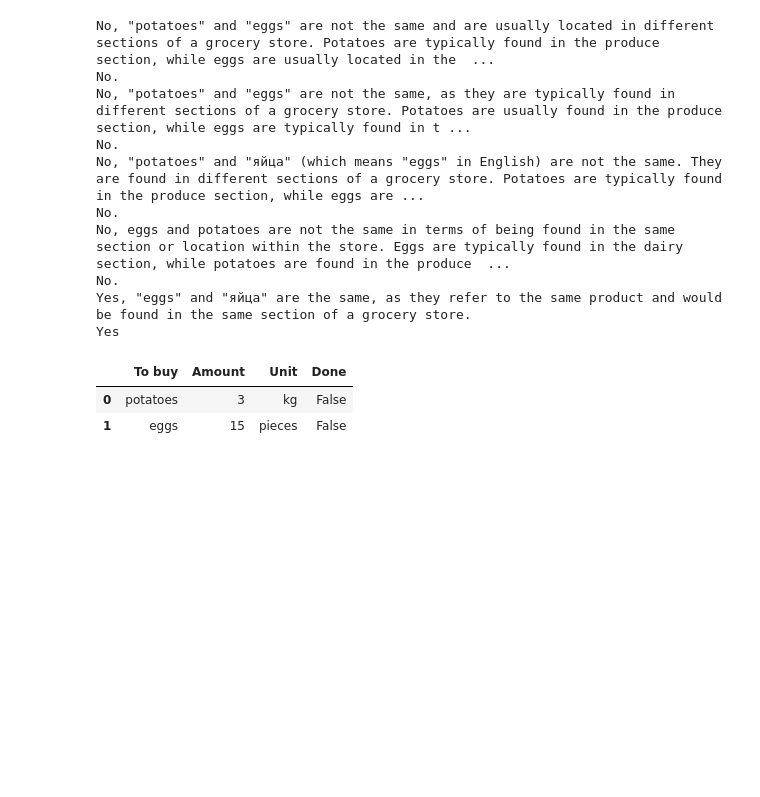
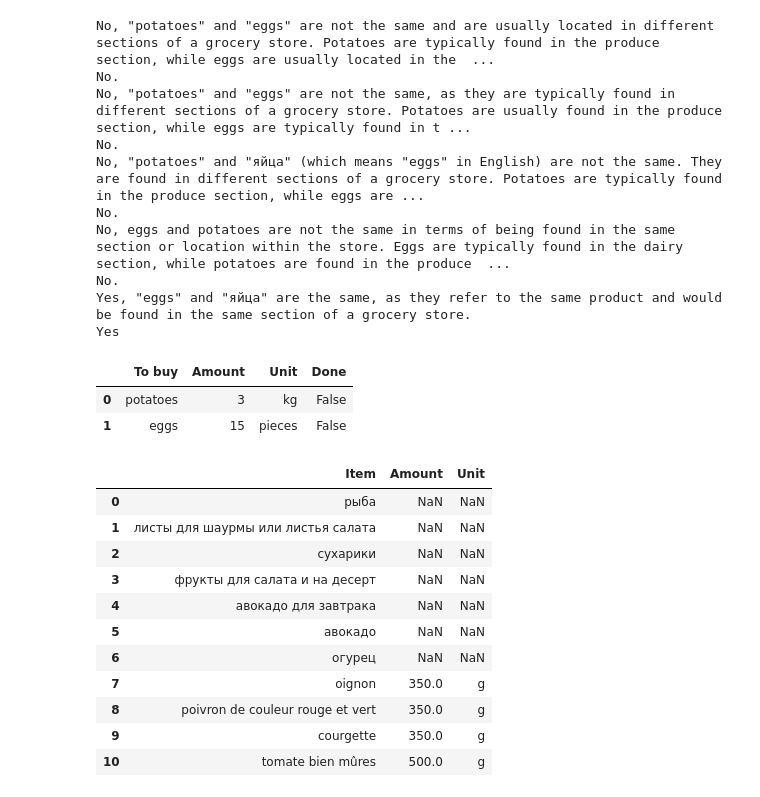
Before and after one commit to Serbernari/MistralAI_hack, a Jupyter notebook: streamlit.ipynb, the cells around one changed output. Drawn from its saved outputs; the diff is of its cells as text; code cells hidden in the pictures; blank space fills up the shorter version.

```diff
--- a/streamlit.ipynb
+++ b/streamlit.ipynb
@@ -133,3 +133,43 @@ Yes
 |  | To buy | Amount | Unit | Done |
 | 0 | potatoes | 3 | kg | False |
 | 1 | eggs | 15 | pieces | False |
+# %%
+def mistral_create_csv(input):
+    """
+    Asks Mistral to create csv from the text of the list
+    """
+    #step 1
+    chat_response = client.chat(
+    model=model, #
+    messages=[ChatMessage(role="user", content=f"""Organize this shopping list in a csv file with columns: Item, Amount, Unit. Write it so I can open it in pandas later, so no additional text or comments.
+                          {input}""")])
+    res1 = chat_response.choices[0].message.content
+    return res1
+# %%
+string_data = StringIO(mistral_create_csv("""✓ рыба
+    ✓ листы для шаурмы или листья салата
+    ✓ сухарики
+    ✓ фрукты для салата и на десерт
+    ✓ авокадо для завтрака
+    ✓ 350 g d' oignon
+    ✓ авокадо
+    ✓ огурец
+    ✓ 350 g de poivron de couleur rouge et vert
+    ✓ 350 g de courgette
+    ✓ 500 g de tomate bien mûres"""))
+# %%
+df = pd.read_csv(string_data)
+df
+# %% [output]
+|  | Item | Amount | Unit |
+| 0 | рыба | NaN | NaN |
+| 1 | листы для шаурмы или листья салата | NaN | NaN |
+| 2 | сухарики | NaN | NaN |
+| 3 | фрукты для салата и на десерт | NaN | NaN |
+| 4 | авокадо для завтрака | NaN | NaN |
+| 5 | авокадо | NaN | NaN |
+| 6 | огурец | NaN | NaN |
+| 7 | oignon | 350.0 | g |
+| 8 | poivron de couleur rouge et vert | 350.0 | g |
+| 9 | courgette | 350.0 | g |
+| 10 | tomate bien mûres | 500.0 | g |
```
Also changed, not shown: parts of 9 cells of this notebook, 2 other files.
